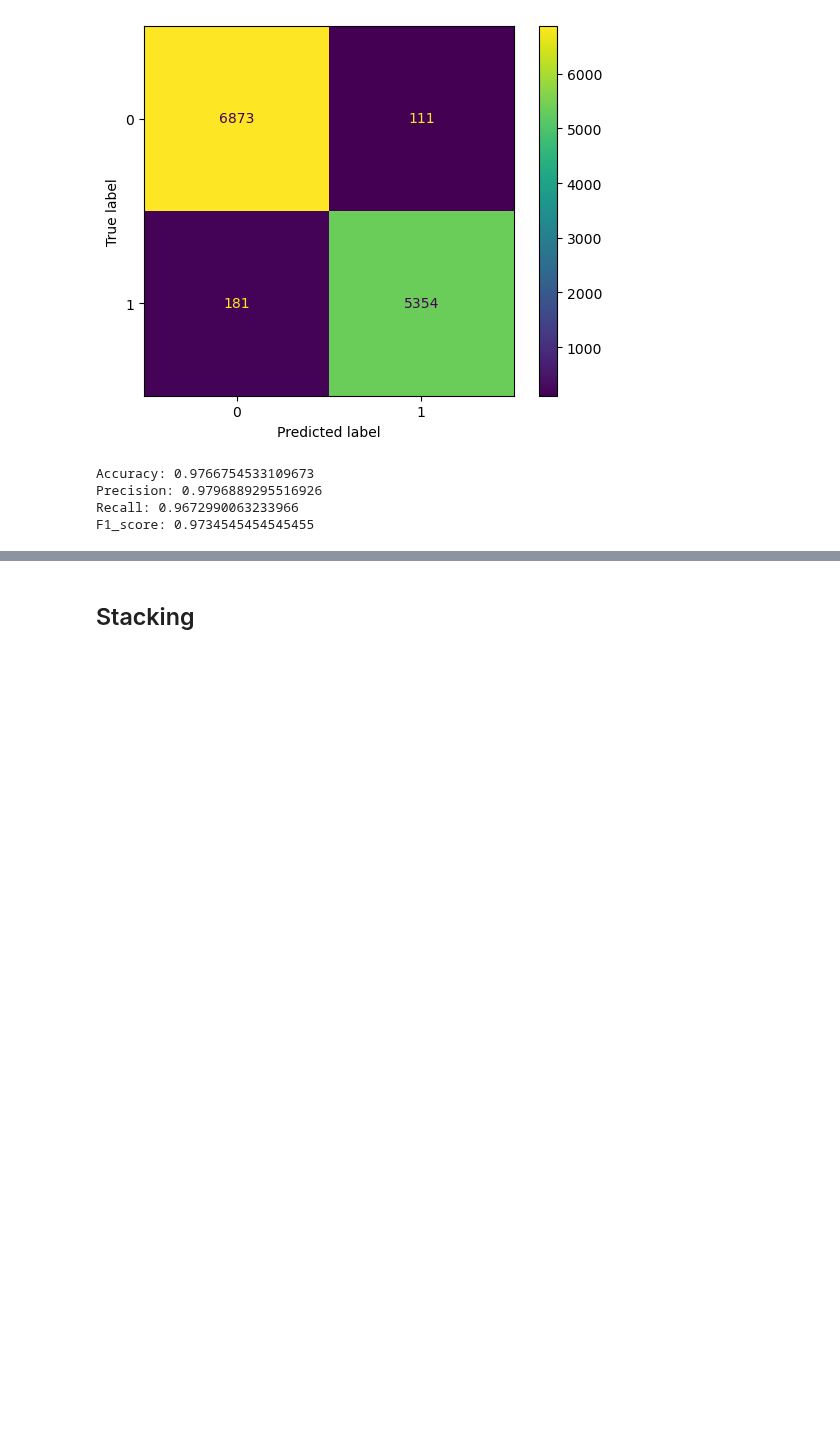
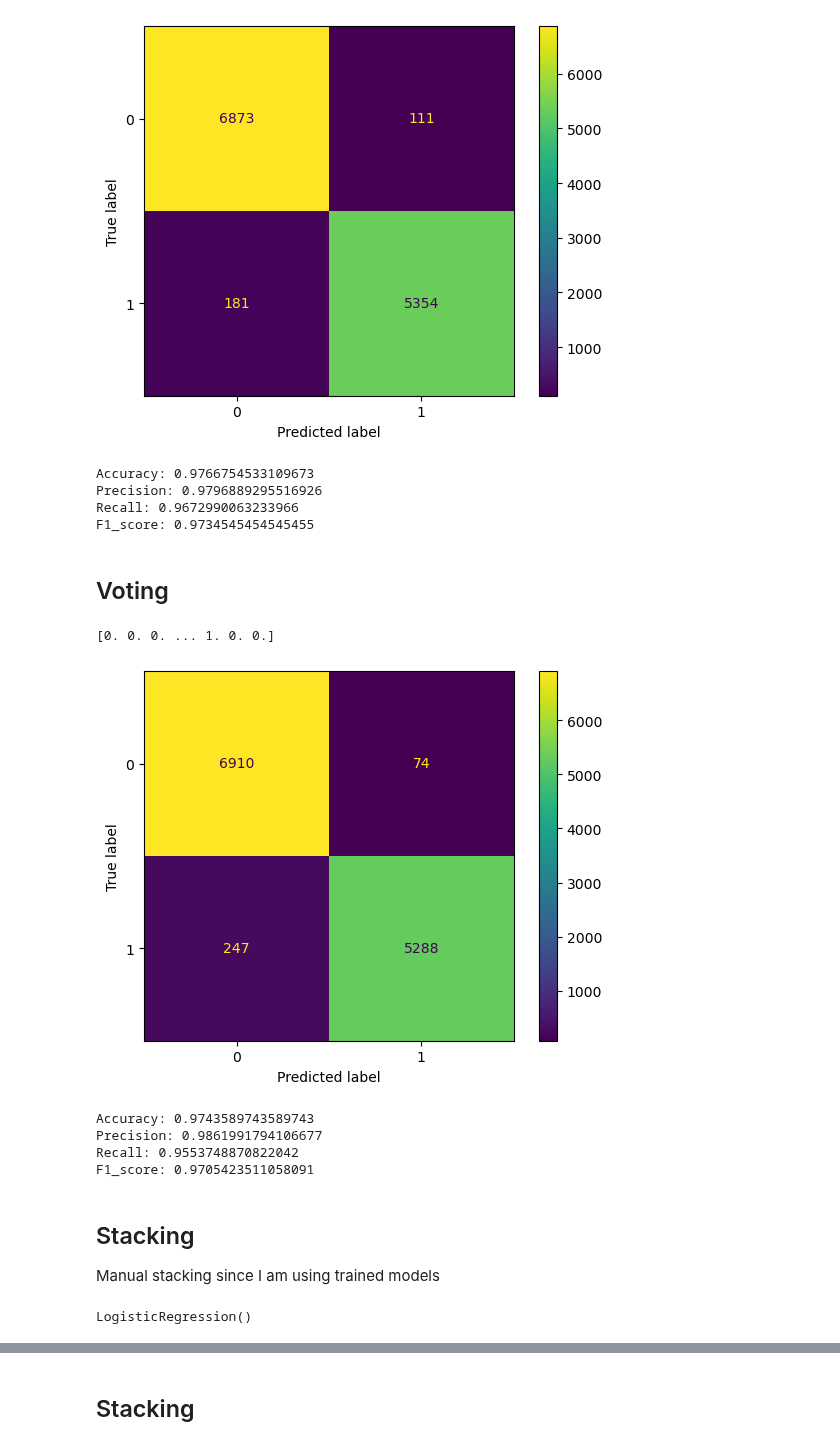
Before and after one commit to Leelexuan/WELFake_AI_Project, a Jupyter notebook: models/rf/RF_stylo_iter5.ipynb, the cells around one changed output, grey strips where cells are left out. Drawn from its saved outputs; the diff is of its cells as text; code cells hidden in the pictures; blank space fills up the shorter version.

Commit message:
feat: added stacking and voting

```diff
--- a/models/rf/RF_stylo_iter5.ipynb
+++ b/models/rf/RF_stylo_iter5.ipynb
@@ -179,3 +179,61 @@ Accuracy: 0.9766754533109673
 Precision: 0.9796889295516926
 Recall: 0.9672990063233966
 F1_score: 0.9734545454545455
+# %% [markdown]
+## Voting
+# %%
+# Separate x_test
+x_stylo_test = x_test[:, :10]
+x_vector_test = x_test[:, 10:]
+# %%
+# use best few LR and RF models
+import pickle
+#LR - roBerta
+lr_roberta = pickle.load(open('../lr/models/iter4_rf_roberta', 'rb'))
+
+#rf - rfe? hm
+rf_rfe = pickle.load(open('models/iter2_rf_rfe', 'rb'))
+
+#rf - roberta
+rf_roberta = pickle.load(open('models/iter4_rf_roberta', 'rb'))
+# %%
+import statistics as st
+
+pred1 = lr_roberta.predict(x_vector_test)
+pred2 = rf_rfe.predict(x_stylo_test)
+pred3 = rf_roberta.predict(x_vector_test)
+
+#final prediction
+final_pred = np.array([])
+for i in range(0,len(x_test)):
+    final_pred = np.append(final_pred, st.mode([pred1[i], pred2[i], pred3[i]]))
+
+print(final_pred)
+# %% [output]
+[0. 0. 0. ... 1. 0. 0.]
+# %%
+# Create the confusion matrix
+cm = confusion_matrix(y_test, final_pred)
+
+ConfusionMatrixDisplay(confusion_matrix=cm).plot();
+# %% [output]
+[figure, added]
+# %%
+accuracy = accuracy_score(y_test, final_pred)
+precision = precision_score(y_test, final_pred)
+recall = recall_score(y_test, final_pred)
+f1 = f1_score(y_test, final_pred)
+
+print("Accuracy:", accuracy)
+print("Precision:", precision)
+print("Recall:", recall)
+print("F1_score:", f1)
+# %% [output]
+Accuracy: 0.9743589743589743
+Precision: 0.9861991794106677
+Recall: 0.9553748870822042
+F1_score: 0.9705423511058091
+# %% [markdown]
+## Stacking
+
+Manual stacking since I am using trained models
@@ -181,0 +248,9 @@ F1_score: 0.9734545454545455
+# %%
+from sklearn.linear_model import LogisticRegression
+
+stacked_preds = np.column_stack((lr_roberta_pred, rf_rfe_pred, rf_roberta_pred))
+
+meta_model = LogisticRegression()
+meta_model.fit(stacked_preds, y_train)
+# %% [output]
+LogisticRegression()
```
Also changed, not shown: parts of 39 cells of this notebook, 3 other files.
